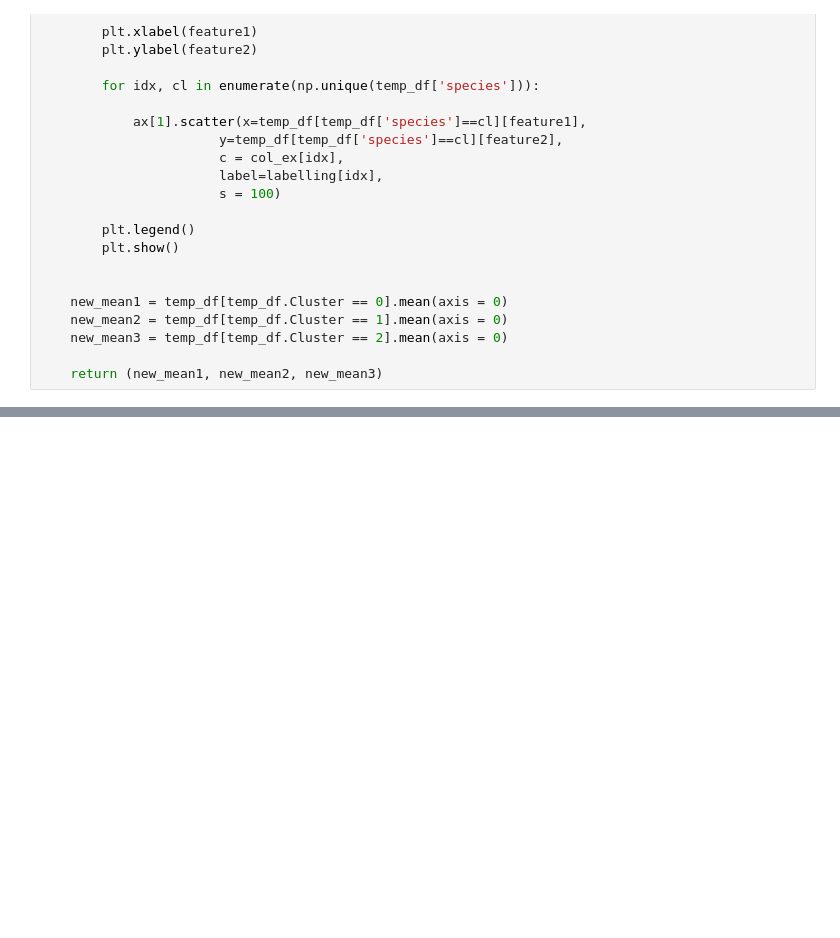
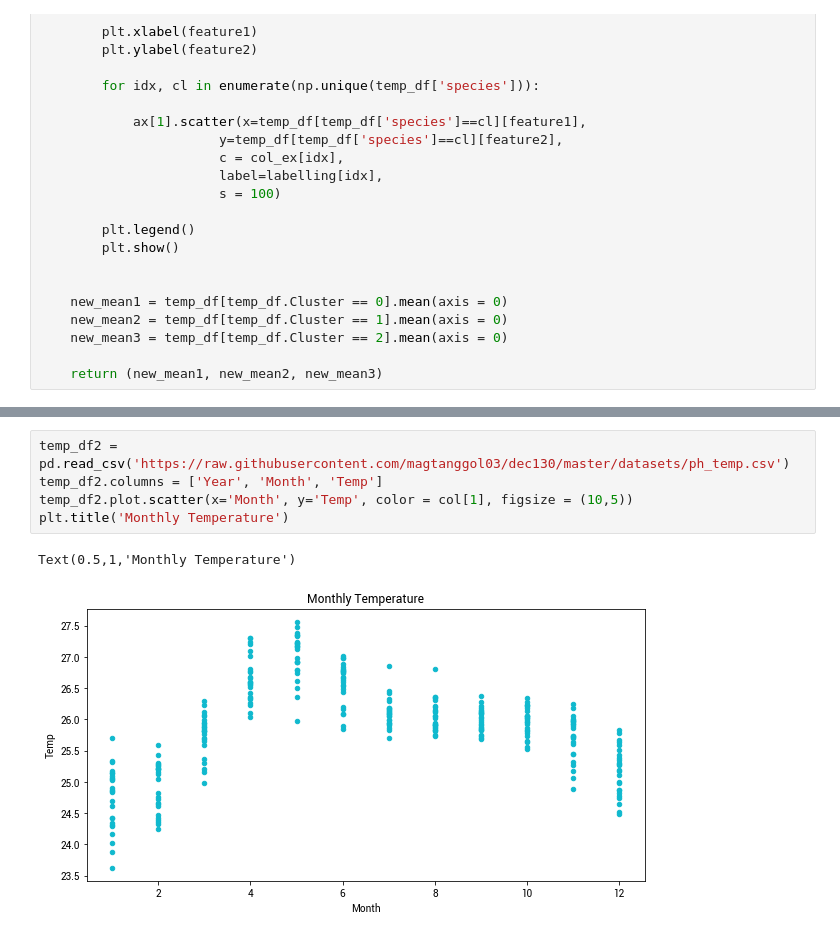
Before and after one commit to magtanggol03/dec130, a Jupyter notebook: notebooks/04 Time Series.ipynb, the cells around one changed output, grey strips where cells are left out. Drawn from its saved outputs; the diff is of its cells as text; blank space fills up the shorter version.

```diff
--- a/notebooks/04 Time Series.ipynb
+++ b/notebooks/04 Time Series.ipynb
@@ -192,0 +204,8 @@ OLS Regression Results
+# %%
+temp_df2 = pd.read_csv('https://raw.githubusercontent.com/magtanggol03/dec130/master/datasets/ph_temp.csv')
+temp_df2.columns = ['Year', 'Month', 'Temp']
+temp_df2.plot.scatter(x='Month', y='Temp', color = col[1], figsize = (10,5))
+plt.title('Monthly Temperature')
+# %% [output]
+Text(0.5,1,'Monthly Temperature')
+[figure, added]
```
Also changed, not shown: parts of 21 cells of this notebook, 32 other files.
